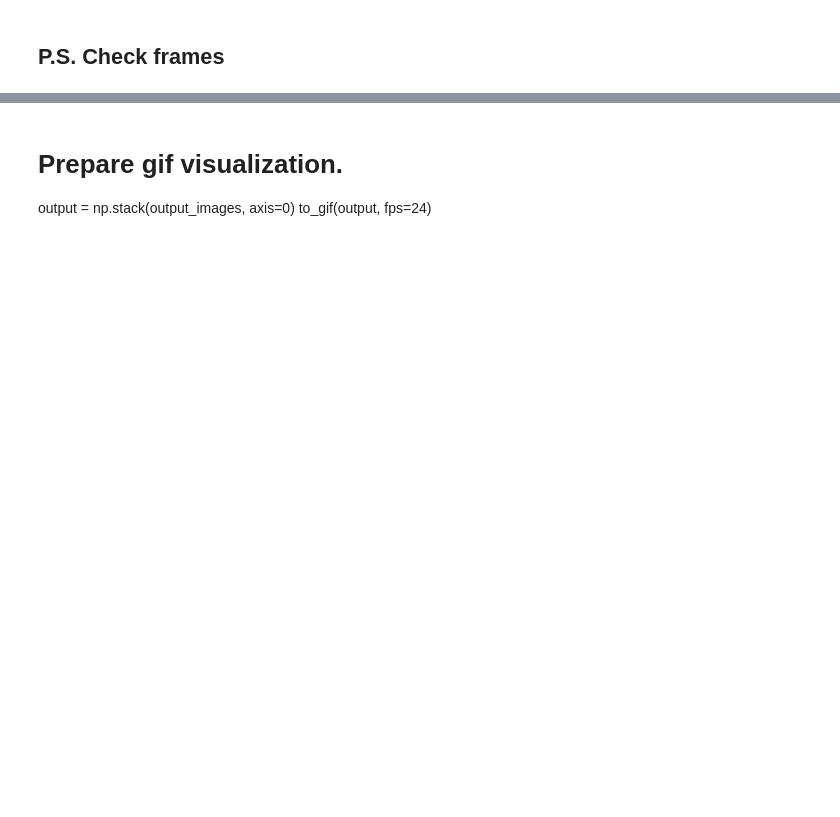
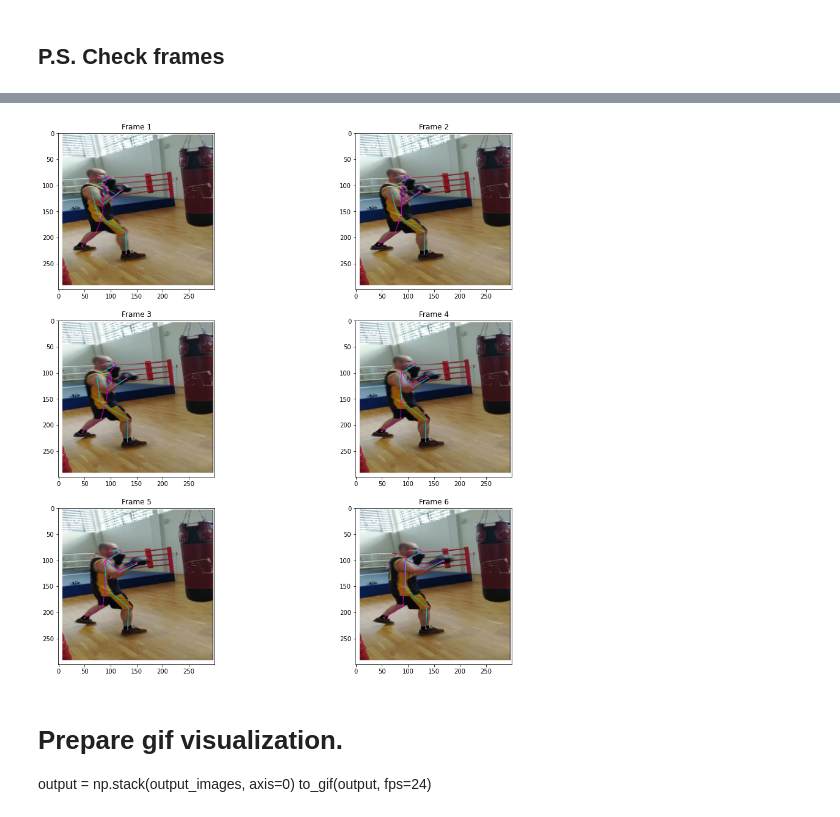
Before and after one commit to balezz/Punch_DL, a Jupyter notebook: MoveNetExtractKeypoints.ipynb, the cells around one changed output, grey strips where cells are left out. Saved outputs shown, nothing was run; the diff lists cells and outputs as text; code cells hidden in the pictures; blank space fills up the shorter version.

```diff
--- a/MoveNetExtractKeypoints.ipynb
+++ b/MoveNetExtractKeypoints.ipynb
@@ -617,3 +667,31 @@ for i in range(N):
+# %%
+cap = cv2.VideoCapture(f"./data/video/{name}.mp4")
+# %%
+frame_num, N = 0, 6
+plt.figure(figsize=(16, 16))
+
+while frame_num != N:
+    ret, frame = cap.read()
+    frame = frame[:, :, ::-1]
+    frame = cv2.resize(frame, (300, 300), interpolation=cv2.INTER_AREA)
+    frame = rotate(frame, 90)
+    # video has been flipped
+    frame = cv2.flip(frame, 1)
+    dump = draw_prediction_on_image(
+        frame,
+        keypoints[frame_num + 1],
+        crop_region=None,
+        close_figure=True,
+        output_image_height=300,
+    )
+
+    plt.subplot(N // 2, 2, frame_num + 1)
+    plt.title(f"Frame {frame_num + 1}")
+    plt.imshow(dump)
+
+    frame_num = frame_num + 1
+# %% [output]
+[figure, added]
 # %% [markdown]
 # Prepare gif visualization.
 output = np.stack(output_images, axis=0)
```
Also changed, not shown: parts of 16 cells of this notebook, 24 other files.
